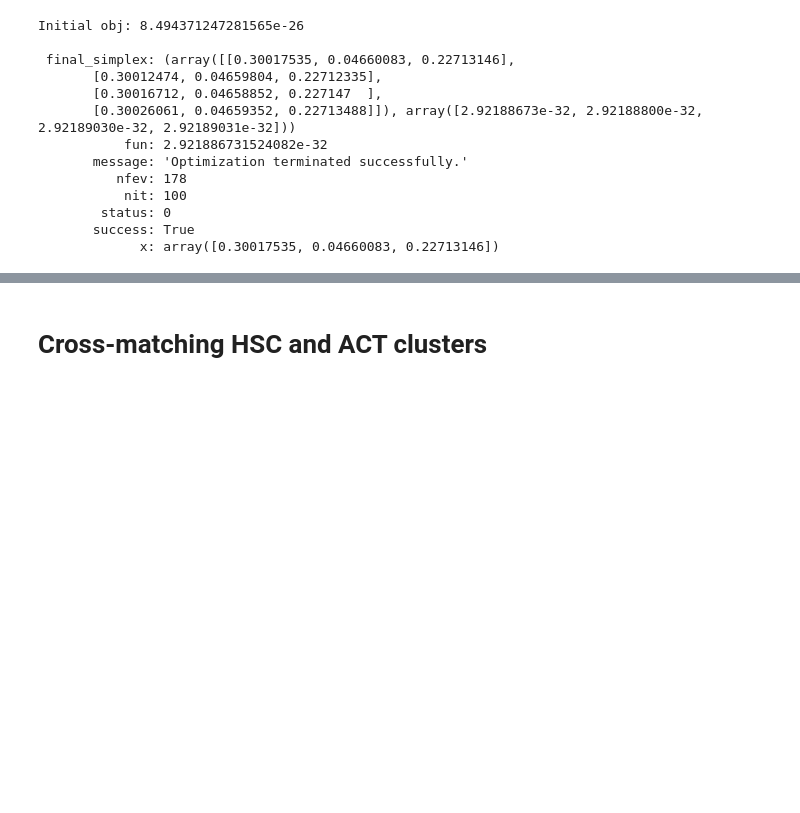
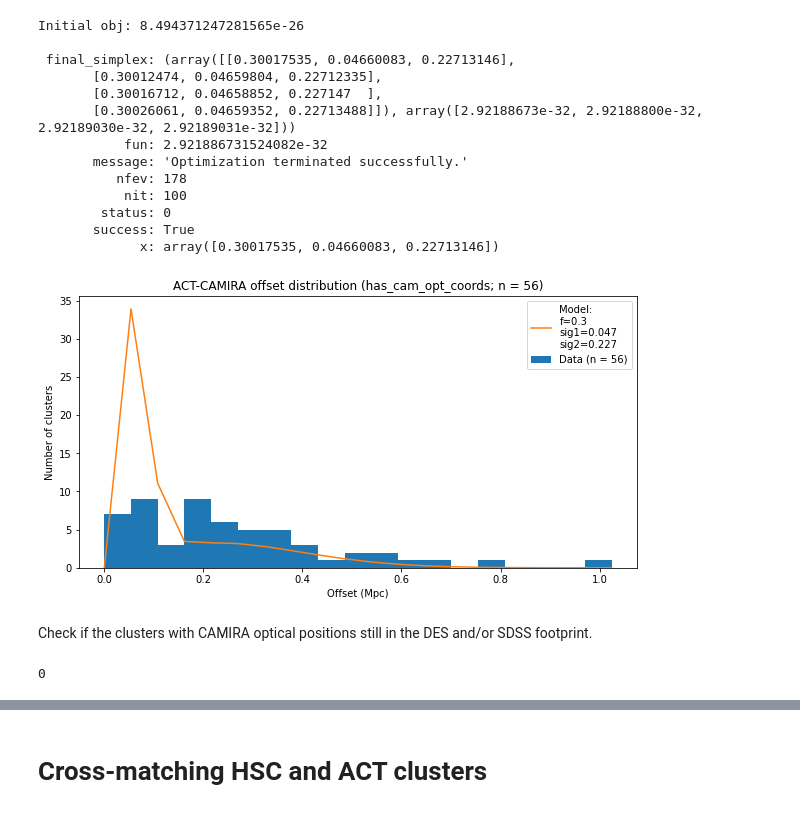
Before and after one commit to Jupiter1994/hsc-miscentering, a Jupyter notebook: Exploring cluster catalogs.ipynb, the cells around one changed output, grey strips where cells are left out. Cells and saved outputs as stored; diff of their text form; code cells hidden in the pictures; blank space fills up the shorter version.

```diff
--- a/Exploring cluster catalogs.ipynb
+++ b/Exploring cluster catalogs.ipynb
@@ -327,21 +315,30 @@ Initial obj: 8.494371247281565e-26
 # %%
 ## Plot offset distro (has_cam_opt_coords)
 
 plt.figure(figsize=(10,5))
 
 plt.title(f"ACT-CAMIRA offset distribution (has_cam_opt_coords; n = {len(physical_sep)})")
 
 # Data
-bins = np.linspace(0, np.max(physical_sep), num=20)
+num_bins = 20
+bins = np.linspace(0, np.max(physical_sep), num=num_bins)
 plt.hist(physical_sep, bins=bins, label=f"Data (n = {len(physical_sep)})")
 plt.xlabel("Offset (Mpc)")
 plt.ylabel("Number of clusters")
 
 # Model
-x_axis = np.linspace(0, np.max(physical_sep), num=100)
+x_axis = np.linspace(0, np.max(physical_sep), num=num_bins)
 y_axis = offset_model(offset=x_axis, f_cen=f_best, sigma_1=sig1_best, sigma_2=sig2_best)
 plt.plot(x_axis, y_axis, label=\
          f"Model:\nf={np.round(f_best,3)}\nsig1={np.round(sig1_best,3)}\nsig2={np.round(sig2_best,3)}")
 
 plt.legend()
 plt.show()
+# %% [output]
+[figure, added]
+# %% [markdown]
+Check if the clusters with CAMIRA optical positions still in the DES and/or SDSS footprint.
+# %%
+np.sum(ACT_cat[has_cam_opt_coords]['footprint_DESY3'])
+# %% [output]
+0
```
Also changed, not shown: parts of 19 cells of this notebook, 2 other files.
